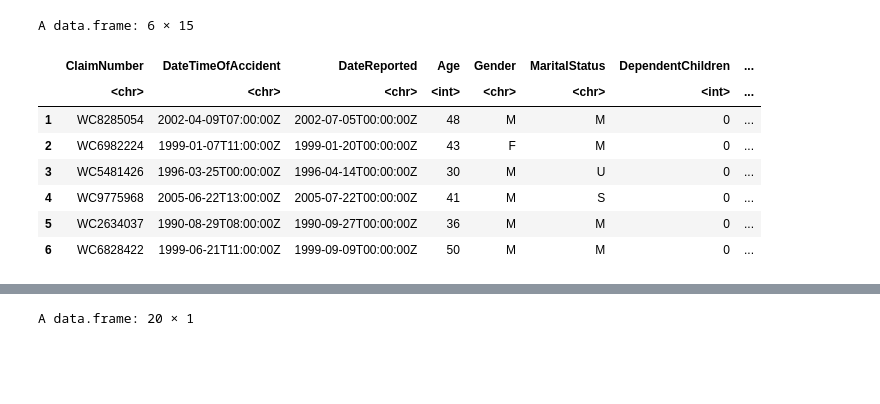
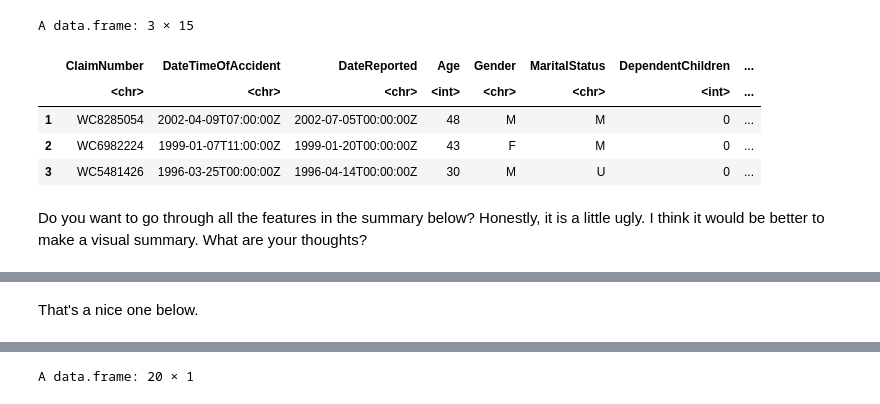
Before and after one commit to naelvis/Kaggle-Presentation, a Jupyter notebook: Notebook Demo/alp-nanda-clean.ipynb, the cells around one changed output, grey strips where cells are left out. Cells and saved outputs as stored; diff of their text form; code cells hidden in the pictures; blank space fills up the shorter version.

```diff
--- a/Notebook Demo/alp-nanda-clean.ipynb
+++ b/Notebook Demo/alp-nanda-clean.ipynb
@@ -43,16 +23,13 @@ Il seguente oggetto è mascherato da ‘package:scales’:
 # %%
 train <- read.csv("./actuarial-loss-estimation/train.csv")
-head(train)
+head(train,3)
 # %% [output]
-A data.frame: 6 × 15
+A data.frame: 3 × 15
 |  | ClaimNumber | DateTimeOfAccident | DateReported | Age | Gender | MaritalStatus | DependentChildren | ... |
 |  | <chr> | <chr> | <chr> | <int> | <chr> | <chr> | <int> | ... |
 | 1 | WC8285054 | 2002-04-09T07:00:00Z | 2002-07-05T00:00:00Z | 48 | M | M | 0 | ... |
 | 2 | WC6982224 | 1999-01-07T11:00:00Z | 1999-01-20T00:00:00Z | 43 | F | M | 0 | ... |
 | 3 | WC5481426 | 1996-03-25T00:00:00Z | 1996-04-14T00:00:00Z | 30 | M | U | 0 | ... |
-| 4 | WC9775968 | 2005-06-22T13:00:00Z | 2005-07-22T00:00:00Z | 41 | M | S | 0 | ... |
-| 5 | WC2634037 | 1990-08-29T08:00:00Z | 1990-09-27T00:00:00Z | 36 | M | M | 0 | ... |
-| 6 | WC6828422 | 1999-06-21T11:00:00Z | 1999-09-09T00:00:00Z | 50 | M | M | 0 | ... |
 # %%
 train %<>% mutate(DateTimeOfAccident = as_datetime(DateTimeOfAccident),
                  DateReported = as_date(DateReported),
@@ -60,6 +37,8 @@ train %<>% mutate(DateTimeOfAccident = as_datetime(DateTimeOfAccident),
                  MaritalStatus = as_factor(MaritalStatus),
                  PartTimeFullTime = as_factor(PartTimeFullTime),
                  DependentChildren = as.integer(DependentChildren))
+# %% [markdown]
+Do you want to go through all the features in the summary below? Honestly, it is a little ugly. I think it would be better to make a visual summary. What are your thoughts?
 # %%
 summary(train, digits = 2)
 # %% [output]
@@ -91,6 +70,8 @@ output <- train %>%
 output_piv <- output  %>%
     select(LogUltimateCost, LogInitialCost, YearOfAccident)  %>%
     pivot_longer(c(LogUltimateCost, LogInitialCost), names_to = "Type", values_to = "Amount")
+# %% [markdown]
+That's a nice one below.
 # %%
 p1 <- ggplot(output_piv, aes(x=Amount, fill = cut_interval(as.numeric(YearOfAccident), 4))) + geom_density(position = "stack") + facet_grid(Type ~ .) + theme(strip.text.y.right = element_text(angle = 0)) +scale_fill_viridis(discrete = TRUE)+ guides(fill=guide_legend(title = "YearOfAccident", ncol=2))
 p2 <- ggplot(output, aes(x=LogInitialCost, y=LogUltimateCost)) + geom_point(aes(color = cut_interval(YearOfAccident,4)), alpha = .1) + geom_smooth(color = "red") +scale_color_viridis(discrete = TRUE)+ theme(legend.position = "None")
```
Also changed, not shown: parts of 19 cells of this notebook, 3 other files.
